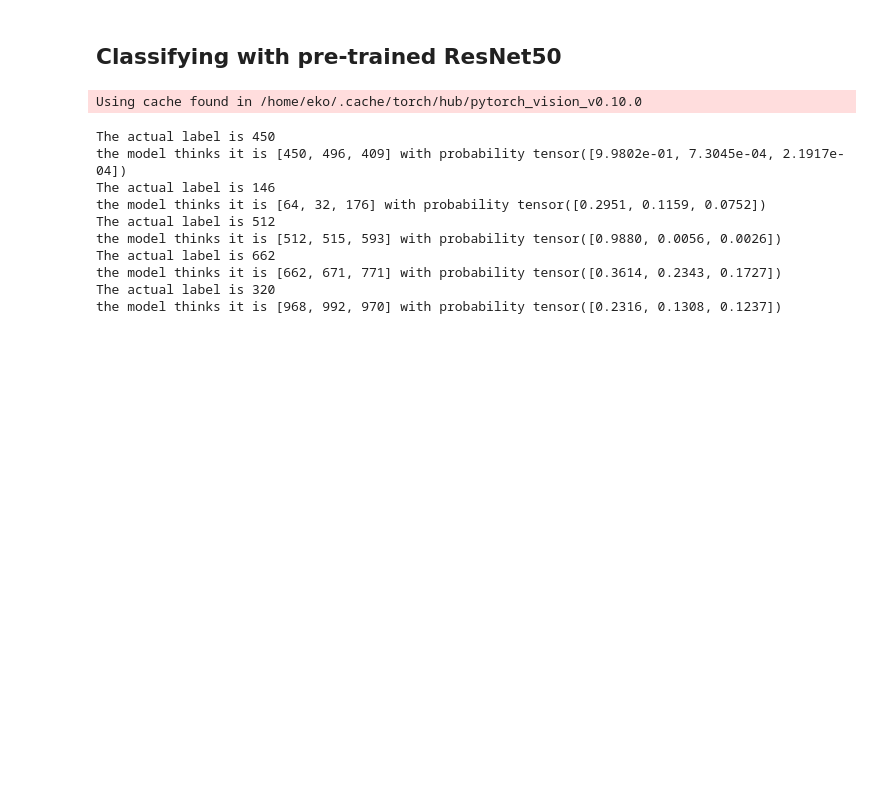
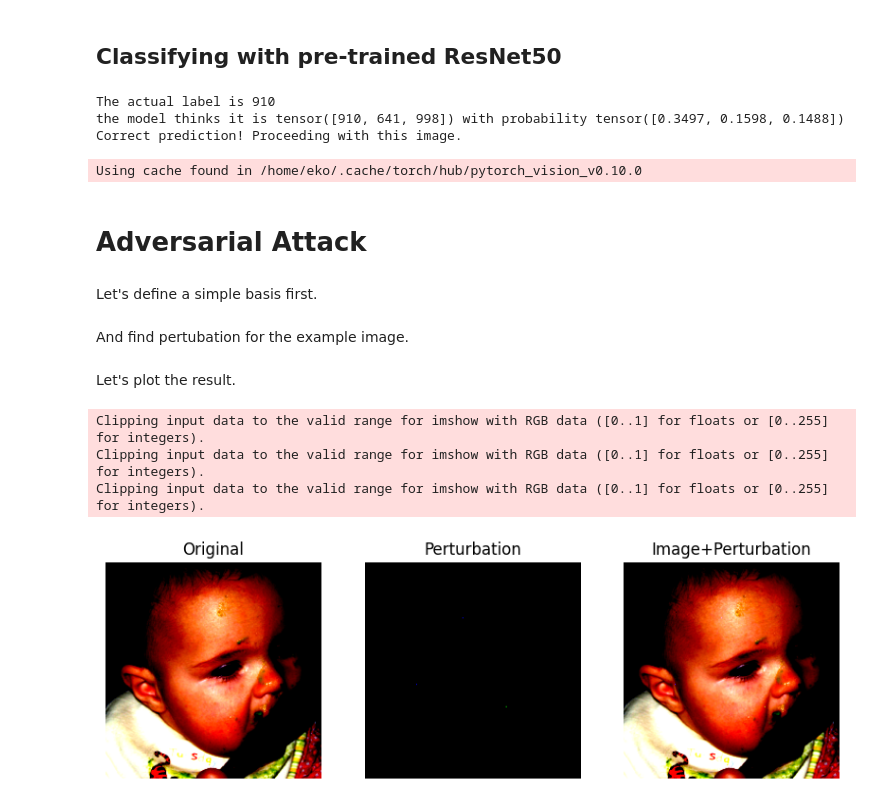
Before and after one commit to EricKolibacz/replicating-simple-blackbox-attack, a Jupyter notebook: simple_blackbox_attack.ipynb, the cells around one changed output. Cells and saved outputs as stored; diff of their text form; code cells hidden in the pictures; blank space fills up the shorter version.

```diff
--- a/simple_blackbox_attack.ipynb
+++ b/simple_blackbox_attack.ipynb
@@ -85,18 +71,46 @@ for _ in range(5):
         logits = model(img.unsqueeze(0))
     probabilities = torch.nn.functional.softmax(logits[0], dim=0)
     probs, predictions = torch.topk(probabilities, 3)
-    predictions = [meta.loc[f"{int(pred)}", "ILSVRC2012_ID"] for pred in predictions]
     print(f"The actual label is {int(label)}")
     print(f"the model thinks it is {predictions} with probability {probs}")
+    if int(label) == predictions[0]:
+        print("Correct prediction! Proceeding with this image.")
+        image = img
+        break
 # %% [output]
-Using cache found in /home/eko/.cache/torch/hub/pytorch_vision_v0.10.0
+The actual label is 910
+the model thinks it is tensor([910, 641, 998]) with probability tensor([0.3497, 0.1598, 0.1488])
+Correct prediction! Proceeding with this image.
-The actual label is 450
-the model thinks it is [450, 496, 409] with probability tensor([9.9802e-01, 7.3045e-04, 2.1917e-04])
-The actual label is 146
-the model thinks it is [64, 32, 176] with probability tensor([0.2951, 0.1159, 0.0752])
-The actual label is 512
-the model thinks it is [512, 515, 593] with probability tensor([0.9880, 0.0056, 0.0026])
-The actual label is 662
-the model thinks it is [662, 671, 771] with probability tensor([0.3614, 0.2343, 0.1727])
-The actual label is 320
-the model thinks it is [968, 992, 970] with probability tensor([0.2316, 0.1308, 0.1237])
+Using cache found in /home/eko/.cache/torch/hub/pytorch_vision_v0.10.0
+# %% [markdown]
+# Adversarial Attack
+# %% [markdown]
+Let's define a simple basis first.
+# %%
+basis = CartesianSearchVectors(image.size())
+# %% [markdown]
+And find pertubation for the example image.
+# %%
+pertubation = simba(model, image, int(label), basis, step_size=10)
+# %% [markdown]
+Let's plot the result.
+# %%
+figure = plt.figure(figsize=(10, 6))
+figure.add_subplot(1, 3, 1)
+plt.title("Original")
+plt.axis("off")
+plt.imshow(img.squeeze().permute(1, 2, 0))
+figure.add_subplot(1, 3, 2)
+plt.title("Perturbation")
+plt.axis("off")
+plt.imshow((pertubation).squeeze().permute(1, 2, 0))
+figure.add_subplot(1, 3, 3)
+plt.title("Image+Perturbation")
+plt.axis("off")
+plt.imshow((image+pertubation).squeeze().permute(1, 2, 0))
+plt.show()
+# %% [output]
+Clipping input data to the valid range for imshow with RGB data ([0..1] for floats or [0..255] for integers).
+Clipping input data to the valid range for imshow with RGB data ([0..1] for floats or [0..255] for integers).
+Clipping input data to the valid range for imshow with RGB data ([0..1] for floats or [0..255] for integers).
+[figure, added]
```
Also changed, not shown: parts of 5 cells of this notebook.
